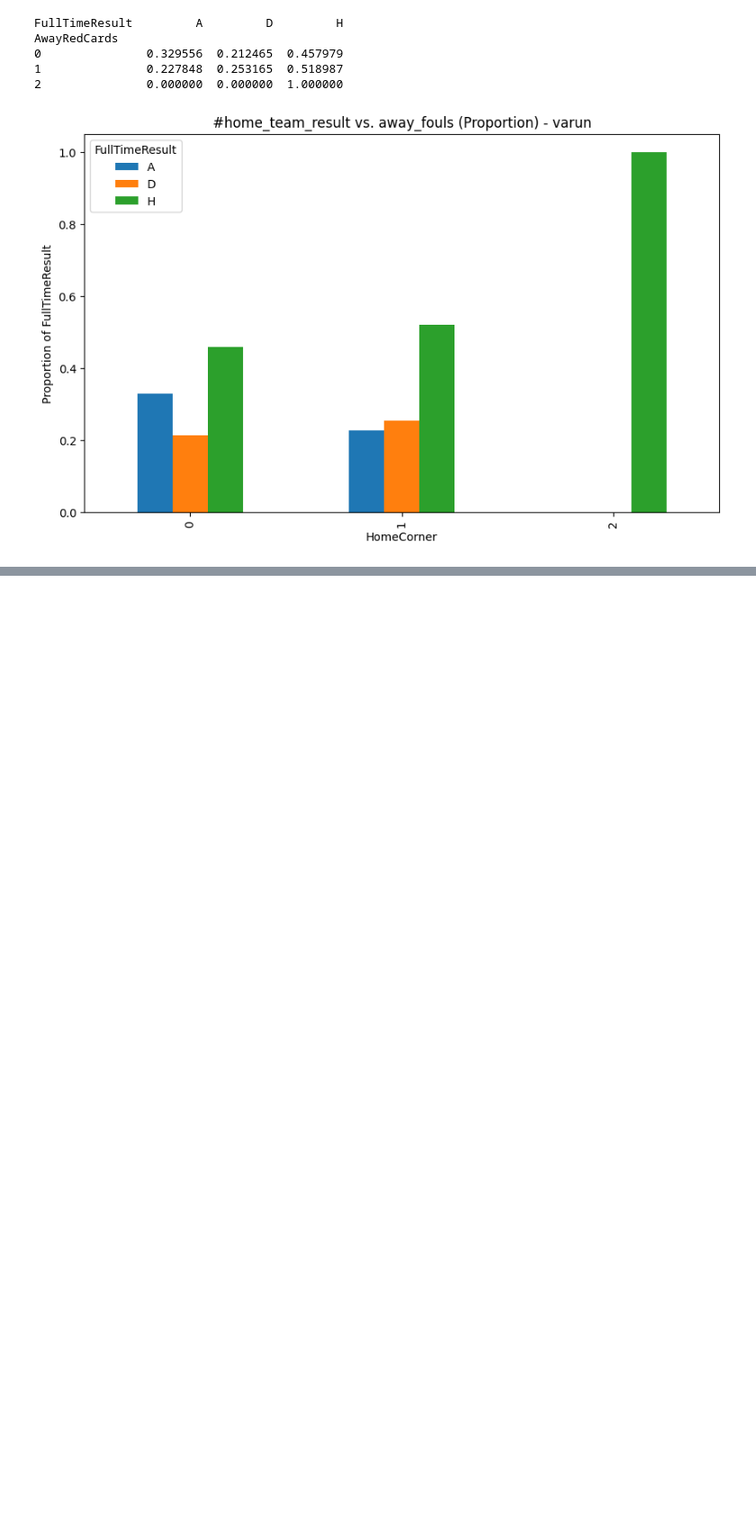
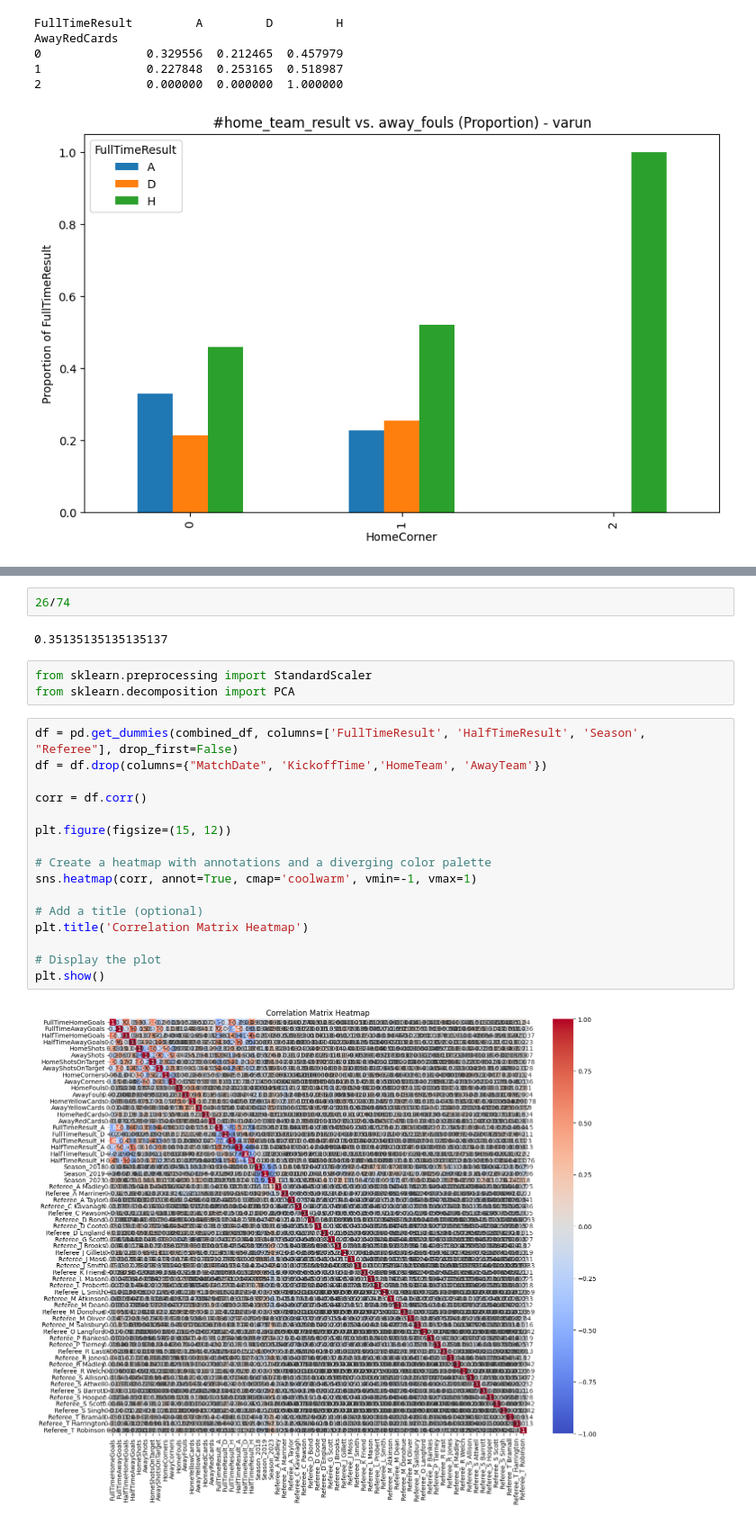
Before and after one commit to BhosaleAniket/MATH-189-Final-Project, a Jupyter notebook: final_project.ipynb, the cells around one changed output, grey strips where cells are left out. Shown at 90% size. Cells and saved outputs as stored; diff of their text form; blank space fills up the shorter version.

```diff
--- a/final_project.ipynb
+++ b/final_project.ipynb
@@ -618,0 +692,25 @@ AwayRedCards
+# %%
+26/74
+# %% [output]
+0.35135135135135137
+# %%
+from sklearn.preprocessing import StandardScaler
+from sklearn.decomposition import PCA
+# %%
+df = pd.get_dummies(combined_df, columns=['FullTimeResult', 'HalfTimeResult', 'Season', "Referee"], drop_first=False)
+df = df.drop(columns={"MatchDate", 'KickoffTime','HomeTeam', 'AwayTeam'})
+
+corr = df.corr()
+
+plt.figure(figsize=(15, 12))
+
+# Create a heatmap with annotations and a diverging color palette
+sns.heatmap(corr, annot=True, cmap='coolwarm', vmin=-1, vmax=1)
+
+# Add a title (optional)
+plt.title('Correlation Matrix Heatmap')
+
+# Display the plot
+plt.show()
+# %% [output]
+[figure, added]
```
Also changed, not shown: parts of 22 cells of this notebook.
